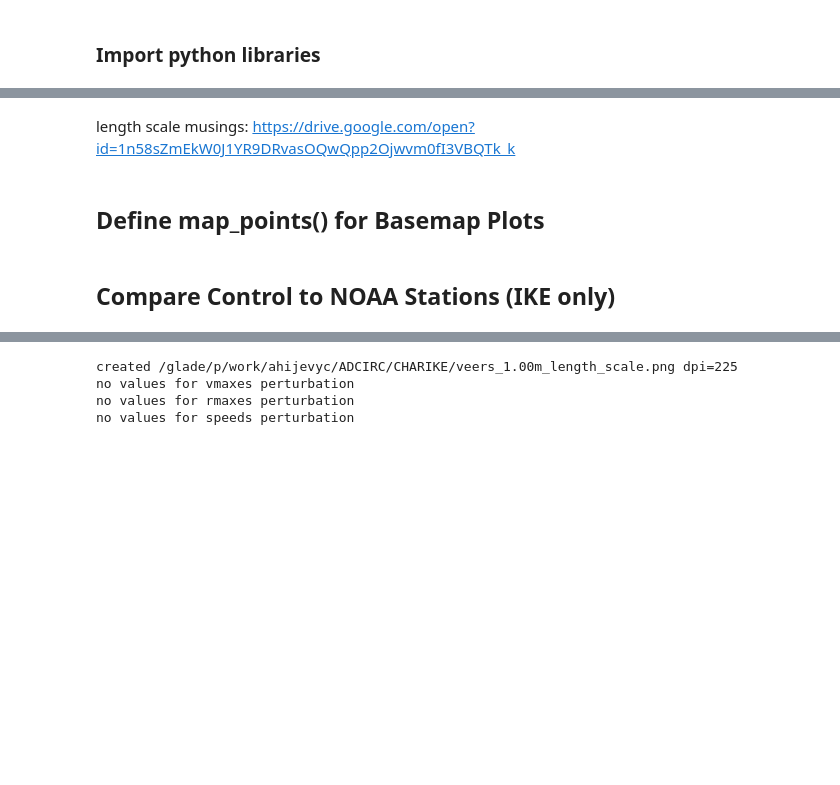
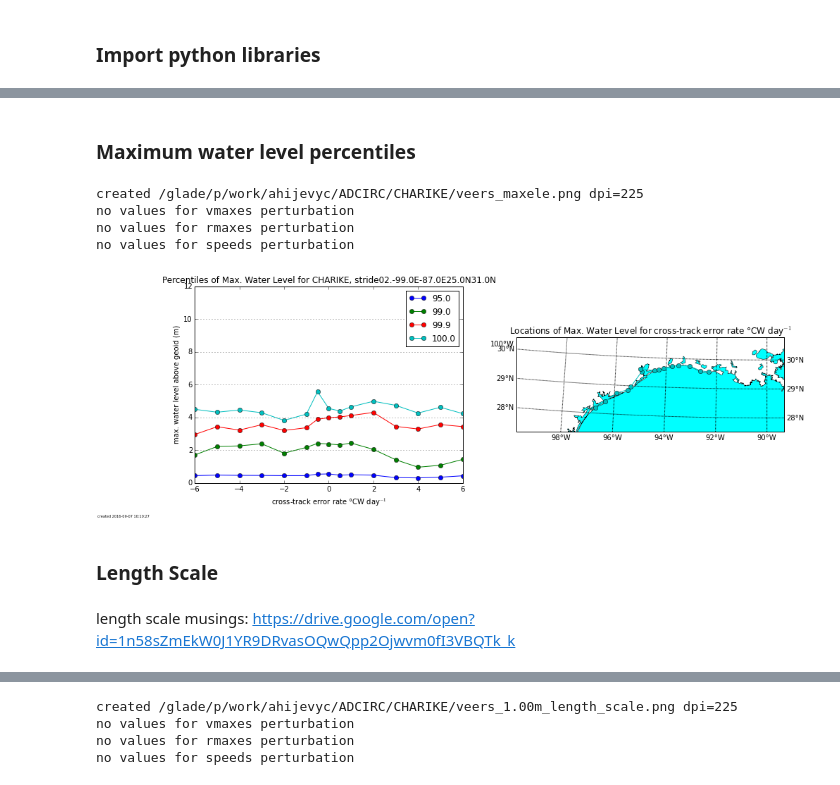
Before and after one commit to ahijevyc/ADCIRC, a Jupyter notebook: CHARIKE.ipynb, the cells around one changed output, grey strips where cells are left out. Cells and saved outputs as stored; diff of their text form; code cells hidden in the pictures; blank space fills up the shorter version.

```diff
--- a/CHARIKE.ipynb
+++ b/CHARIKE.ipynb
@@ -100,4 +443,60 @@ thisstorm = CHARIKE
+# %% [markdown]
+### Maximum water level percentiles
+# %%
+def get_bounds(domain):
+    #if stormname == 'CHARIKE': domain = 'stride02.-99.0E-87.0E25.0N31.0N'
+    #if stormname == 'IKE': domain = 'stride10.-99.0E-87.0E25.0N31.0N'
+    #if stormname == 'CHARLEY': domain = 'stride02.-85.0E-79.0E24.0N30.0N'
+    words =  domain.split('.')
+    stride = words[0]
+    lonmin = float(words[1]+'.'+words[2][0:1])
+    lonmax = float(words[2][2:]+'.'+words[3][0:1])
+    latmin = float(words[3][2:]+'.'+words[4][0:1])
+    latmax = float(words[4][2:]+'.'+words[5][0:1])
+    return lonmin, lonmax, latmin, latmax
+
+lonmin, lonmax, latmin, latmax = get_bounds(thisstorm.domain)
+
+fh = Dataset(thisstorm.basedir+'control/maxele.63.nc', mode='r')
+meshlon = fh.variables['x'][:]
+meshlat = fh.variables['y'][:]
+fh.close()
+ibox = (meshlon >= lonmin) & (meshlon <= lonmax) & (meshlat >= latmin) & (meshlat <= latmax)
+meshlon = meshlon[ibox]
+meshlat = meshlat[ibox]
+for perturbation in [veers, vmaxes, rmaxes, speeds]:
+    if len(perturbation.values) == 0:
+        print "no values for "+perturbation.name+" perturbation"
+        continue
+    fig, ax = plt.subplots(1,2,figsize=(15,5))
+    ps = np.array([95,99,99.9,100])
+    for p in ps:
+        maxele = []
+        for i, v in enumerate(perturbation):
+            maxele.append(np.percentile(perturbation.maxele[i][ibox],p))
+        line = ax[0].plot(perturbation.values,maxele,marker='o',label='%.1f'%p)
+
+    imaxs = []
+    for i, v in enumerate(perturbation):
+        t = np.argmax(perturbation.maxele[i][ibox])
+        imaxs.append(t)
+
+    ax[0].set_ylabel('max. water level above geoid (m)')
+    ax[0].set_title("Percentiles of Max. Water Level for "+thisstorm.name+", "+thisstorm.domain)
+    ax[0].yaxis.grid()
+    ax[0].set_ylim(0,12)
+    legend = ax[0].legend(loc='best')
+    ax[0].set_xlabel(perturbation.xlabel)
+    m = map_points(ax[1], meshlon[imaxs], meshlat[imaxs], marker='o', color=line[0].get_color())
+    ax[1].set_title('Locations of Max. Water Level for '+perturbation.xlabel)
+    status = mysavfig(perturbation.storm.basedir+perturbation.name+'_maxele.png',dpi=225)
+# %% [output]
+created /glade/p/work/ahijevyc/ADCIRC/CHARIKE/veers_maxele.png dpi=225
+no values for vmaxes perturbation
+no values for rmaxes perturbation
+no values for speeds perturbation
+[figure, added]
+# %% [markdown]
+### Length Scale
 # %% [markdown]
 length scale musings: https://drive.google.com/open?id=1n58sZmEkW0J1YR9DRvasOQwQpp2Ojwvm0fI3VBQTk_k
-# %% [markdown]
-## Define map_points() for Basemap Plots
@@ -124,2 +502,0 @@ def map_points(ax, lon, lat, **kwargs):
-# %% [markdown]
-## Compare Control to NOAA Stations (IKE only)
```
Also changed, not shown: parts of 30 cells of this notebook, 2 other files.
